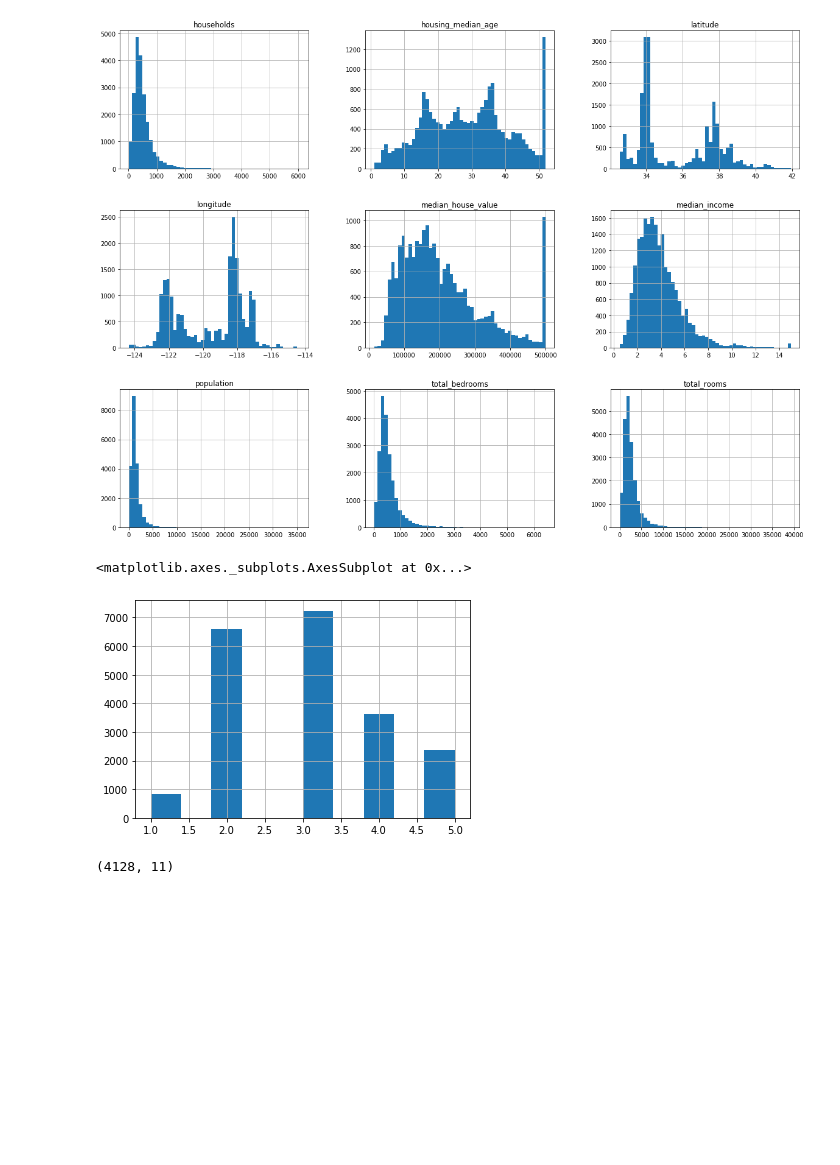
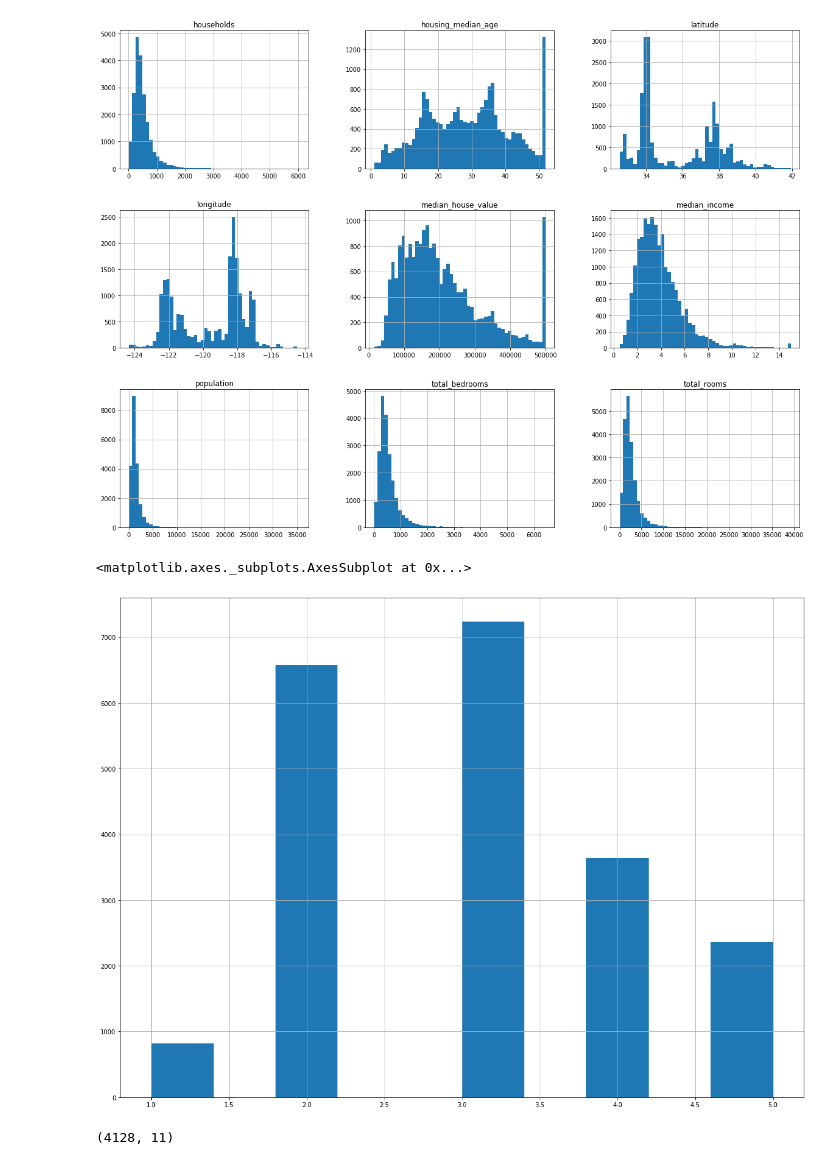
Before and after one commit to bthakr1/tensorflow, a Jupyter notebook: download.ipynb, the cells around one changed output. Drawn from its saved outputs; the diff is of its cells as text; code cells hidden in the pictures; blank space fills up the shorter version.

```diff
--- a/download.ipynb
+++ b/download.ipynb
@@ -124,10 +124,10 @@ housing["income_cat"] = pd.cut(housing['median_income'],
                               bins=[0.,1.5,3.0,4.5,6.,np.inf],
                               labels=[1,2,3,4,5])
 # %%
-housing['income_cat'].hist()
+housing['income_cat'].hist(figsize=(20,15))
 # %% [output]
 <matplotlib.axes._subplots.AxesSubplot at 0x...>
-[figure, old version]
+[figure, new version]
 # %%
 # stratified sampling based on income category
 
```
Also changed, not shown: parts of 4 cells of this notebook.
